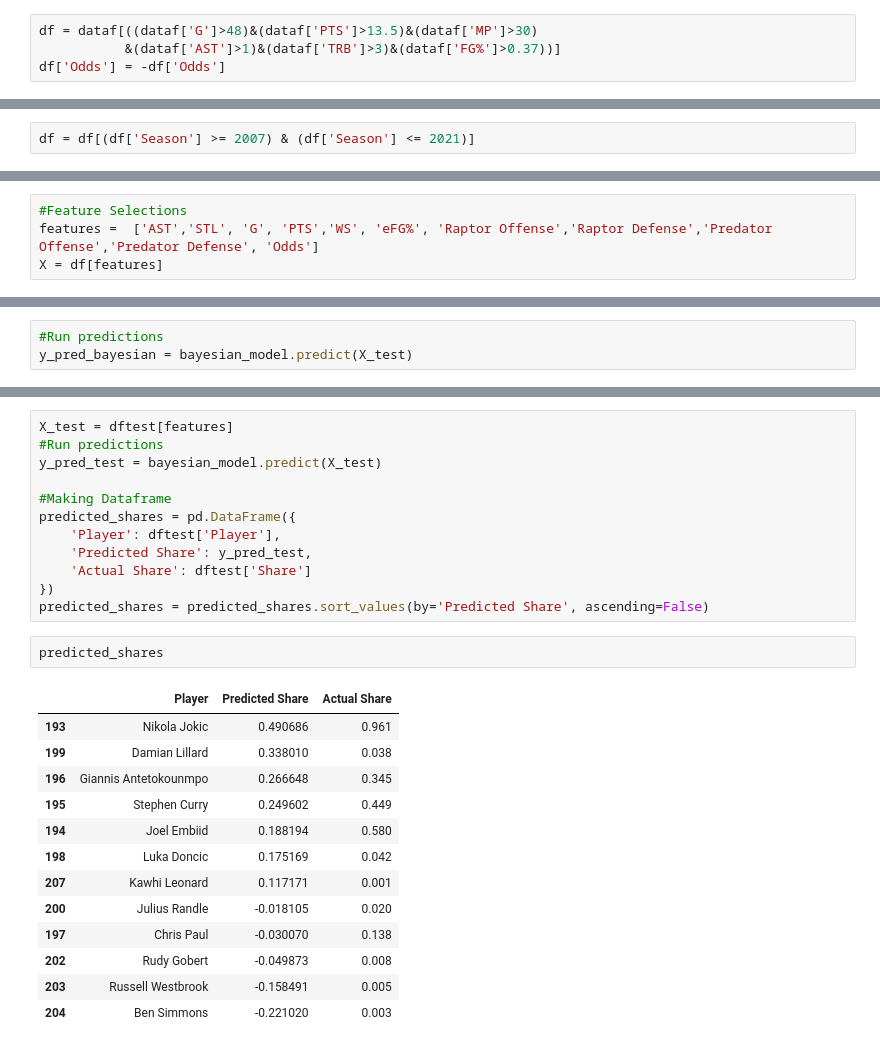
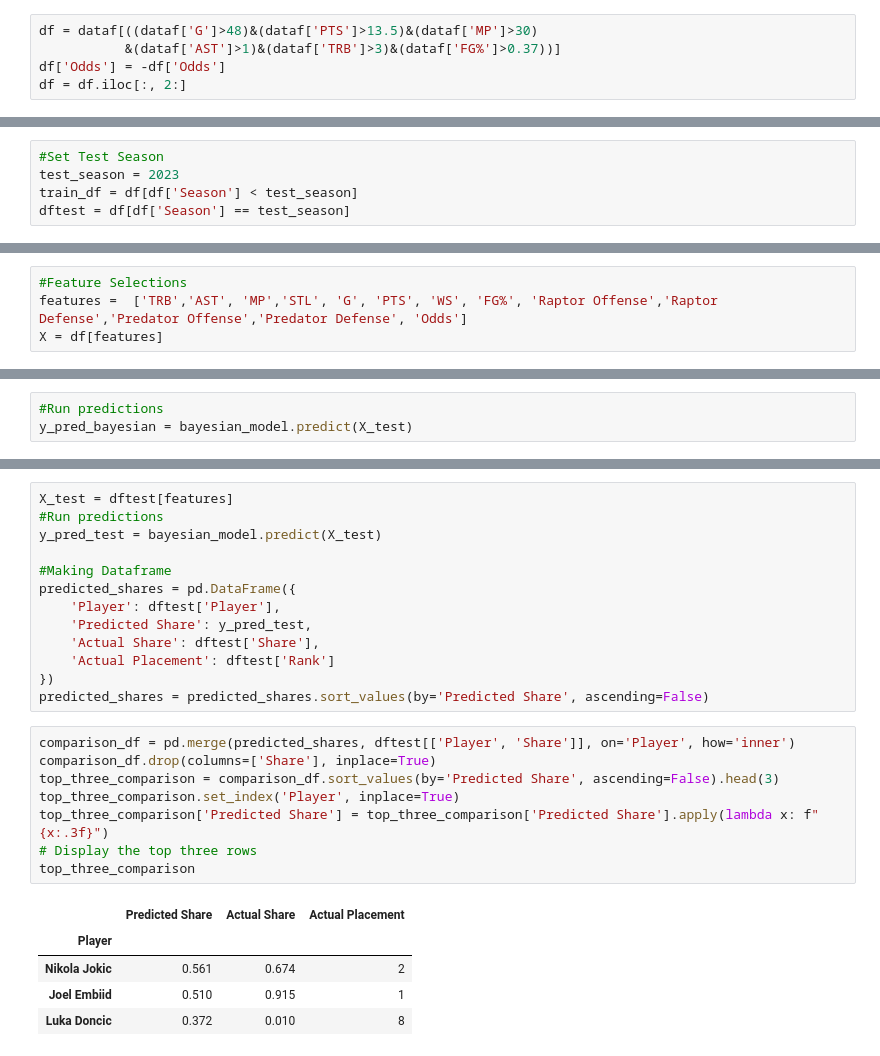
Before and after one commit to Hensonkk/Machine-Learning-NBA-MVP, a Jupyter notebook: dev-model_test/bayesian_model.ipynb, the cells around one changed output, grey strips where cells are left out. Cells and saved outputs as stored; diff of their text form.

```diff
--- a/dev-model_test/bayesian_model.ipynb
+++ b/dev-model_test/bayesian_model.ipynb
@@ -14,6 +15,7 @@ dataf = pd.read_csv("../Datasets/MVPdata_final.csv")
 df = dataf[((dataf['G']>48)&(dataf['PTS']>13.5)&(dataf['MP']>30)
            &(dataf['AST']>1)&(dataf['TRB']>3)&(dataf['FG%']>0.37))]
 df['Odds'] = -df['Odds']
+df = df.iloc[:, 2:]
 # %% [output]
 A value is trying to be set on a copy of a slice from a DataFrame.
 Try using .loc[row_indexer,col_indexer] = value instead
@@ -25,2 +25,5 @@ dftest = df[df['Season'] == 2022]
 # %%
-df = df[(df['Season'] >= 2007) & (df['Season'] <= 2021)]
+#Set Test Season
+test_season = 2023
+train_df = df[df['Season'] < test_season]
+dftest = df[df['Season'] == test_season]
@@ -53,6 +38,6 @@ Index(['Unnamed: 0.1', 'Unnamed: 0', 'Season', 'Rank', 'Player', 'Pos', 'Age',
 # %%
 #Feature Selections
-features =  ['AST','STL', 'G', 'PTS','WS', 'eFG%', 'Raptor Offense','Raptor Defense','Predator Offense','Predator Defense', 'Odds']
+features =  ['TRB','AST', 'MP','STL', 'G', 'PTS', 'WS', 'FG%', 'Raptor Offense','Raptor Defense','Predator Offense','Predator Defense', 'Odds']
 X = df[features]
 # %%
 #Setting share as the target
@@ -135,22 +114,21 @@ y_pred_test = bayesian_model.predict(X_test)
 predicted_shares = pd.DataFrame({
     'Player': dftest['Player'],
     'Predicted Share': y_pred_test,
-    'Actual Share': dftest['Share']
+    'Actual Share': dftest['Share'],
+    'Actual Placement': dftest['Rank']
 })
 predicted_shares = predicted_shares.sort_values(by='Predicted Share', ascending=False)
 # %%
-predicted_shares
+comparison_df = pd.merge(predicted_shares, dftest[['Player', 'Share']], on='Player', how='inner')
+comparison_df.drop(columns=['Share'], inplace=True)
+top_three_comparison = comparison_df.sort_values(by='Predicted Share', ascending=False).head(3)
+top_three_comparison.set_index('Player', inplace=True)
+top_three_comparison['Predicted Share'] = top_three_comparison['Predicted Share'].apply(lambda x: f"{x:.3f}")
+# Display the top three rows
+top_three_comparison
 # %% [output]
-|  | Player | Predicted Share | Actual Share |
-| 193 | Nikola Jokic | 0.490686 | 0.961 |
-| 199 | Damian Lillard | 0.338010 | 0.038 |
-| 196 | Giannis Antetokounmpo | 0.266648 | 0.345 |
-| 195 | Stephen Curry | 0.249602 | 0.449 |
-| 194 | Joel Embiid | 0.188194 | 0.580 |
-| 198 | Luka Doncic | 0.175169 | 0.042 |
-| 207 | Kawhi Leonard | 0.117171 | 0.001 |
-| 200 | Julius Randle | -0.018105 | 0.020 |
-| 197 | Chris Paul | -0.030070 | 0.138 |
-| 202 | Rudy Gobert | -0.049873 | 0.008 |
-| 203 | Russell Westbrook | -0.158491 | 0.005 |
-| 204 | Ben Simmons | -0.221020 | 0.003 |
+|  | Predicted Share | Actual Share | Actual Placement |
+| Player |  |  |  |
+| Nikola Jokic | 0.561 | 0.674 | 2 |
+| Joel Embiid | 0.510 | 0.915 | 1 |
+| Luka Doncic | 0.372 | 0.010 | 8 |
```
Also changed, not shown: parts of 14 cells of this notebook, 19 other files.
